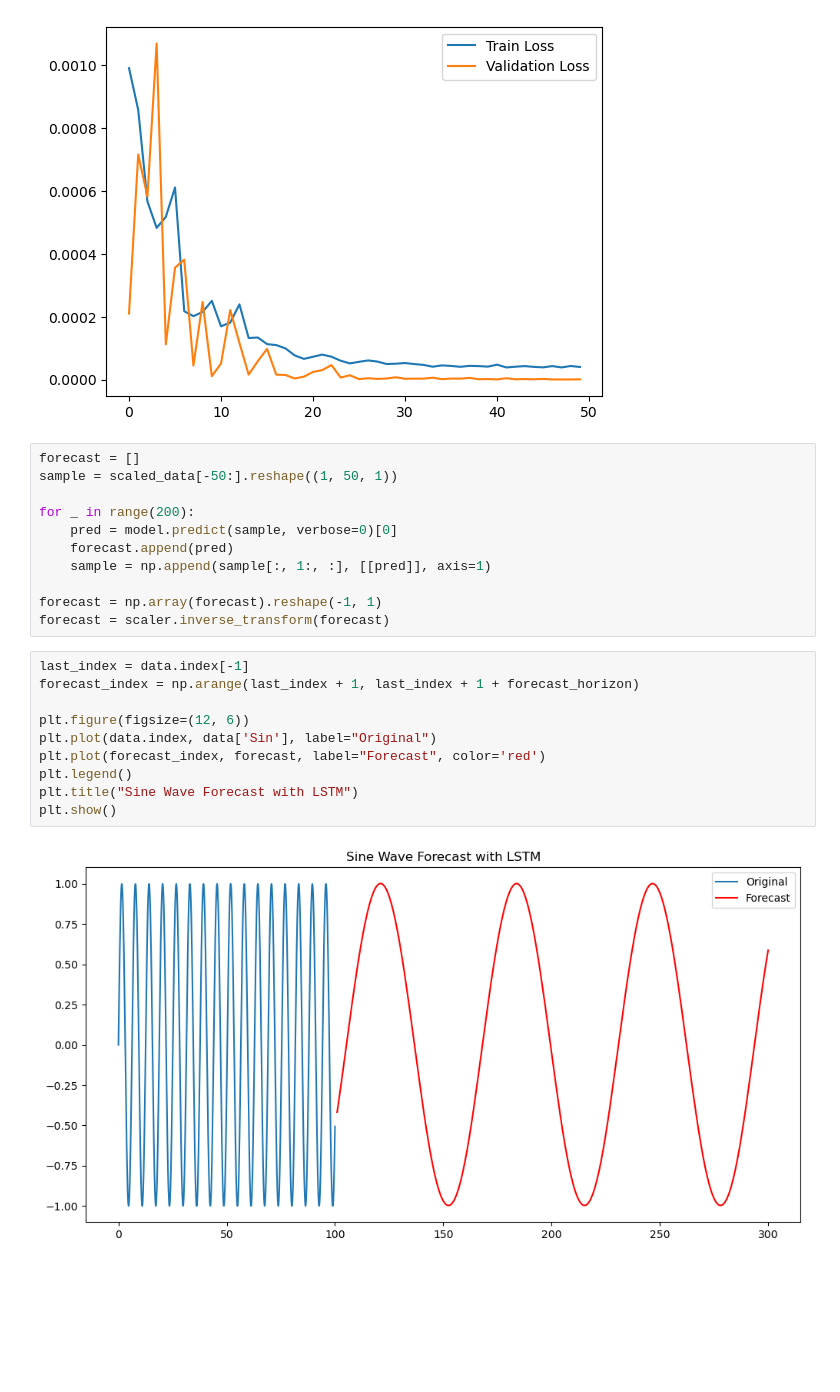
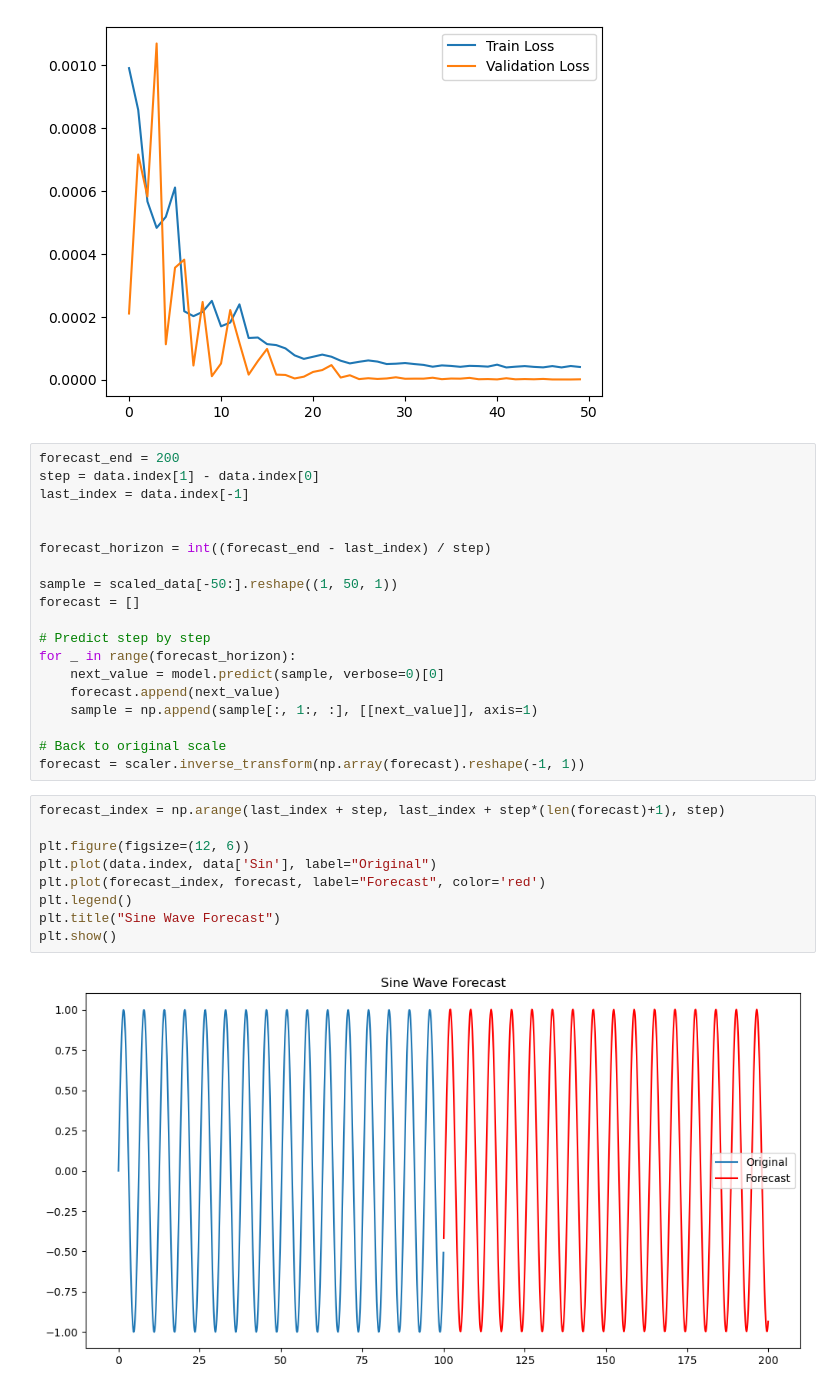
Before and after one commit to gautamkrishna12/Deep-Learning, a Jupyter notebook: Recurrent Neural Networks/Sine Wave Prediction.ipynb, the cells around one changed output. Saved outputs shown, nothing was run; the diff lists cells and outputs as text; blank space fills up the shorter version.

```diff
--- a/Recurrent Neural Networks/Sine Wave Prediction.ipynb
+++ b/Recurrent Neural Networks/Sine Wave Prediction.ipynb
@@ -360,26 +360,33 @@ plt.legend()
 plt.show()
 # %% [output]
 [figure]
-# %%
-forecast = []
-sample = scaled_data[-50:].reshape((1, 50, 1))
-
-for _ in range(200):
-    pred = model.predict(sample, verbose=0)[0]
-    forecast.append(pred)
-    sample = np.append(sample[:, 1:, :], [[pred]], axis=1)
-
-forecast = np.array(forecast).reshape(-1, 1)
-forecast = scaler.inverse_transform(forecast)
-# %%
-last_index = data.index[-1]
-forecast_index = np.arange(last_index + 1, last_index + 1 + forecast_horizon)
-
-plt.figure(figsize=(12, 6))
-plt.plot(data.index, data['Sin'], label="Original")
-plt.plot(forecast_index, forecast, label="Forecast", color='red')
-plt.legend()
-plt.title("Sine Wave Forecast with LSTM")
-plt.show()
-# %% [output]
-[figure, removed]
+# %%
+forecast_end = 200
+step = data.index[1] - data.index[0]
+last_index = data.index[-1]
+
+
+forecast_horizon = int((forecast_end - last_index) / step)
+
+sample = scaled_data[-50:].reshape((1, 50, 1))
+forecast = []
+
+# Predict step by step
+for _ in range(forecast_horizon):
+    next_value = model.predict(sample, verbose=0)[0]
+    forecast.append(next_value)
+    sample = np.append(sample[:, 1:, :], [[next_value]], axis=1)
+
+# Back to original scale
+forecast = scaler.inverse_transform(np.array(forecast).reshape(-1, 1))
+# %%
+forecast_index = np.arange(last_index + step, last_index + step*(len(forecast)+1), step)
+
+plt.figure(figsize=(12, 6))
+plt.plot(data.index, data['Sin'], label="Original")
+plt.plot(forecast_index, forecast, label="Forecast", color='red')
+plt.legend()
+plt.title("Sine Wave Forecast")
+plt.show()
+# %% [output]
+[figure, added]
```
Also changed, not shown: parts of 2 cells of this notebook.
